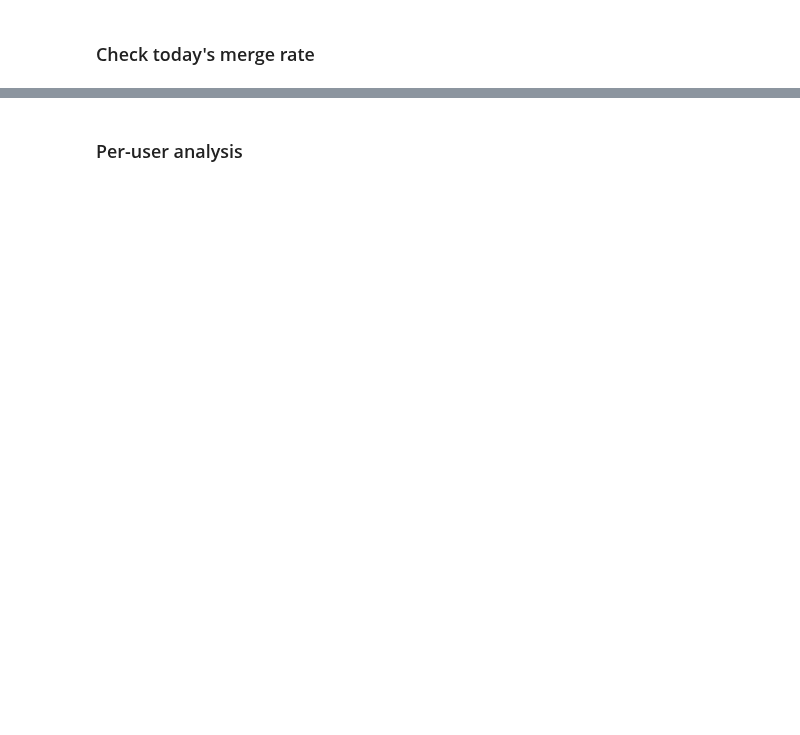
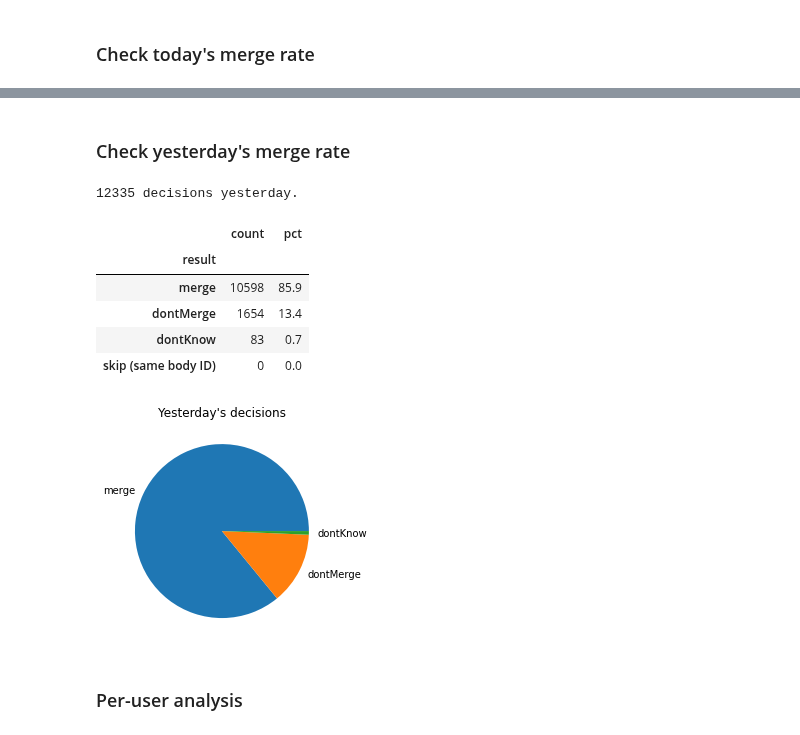
Before and after one commit to janelia-flyem/neuclease, a Jupyter notebook: notebooks/focused-decision-analysis.ipynb, the cells around one changed output, grey strips where cells are left out. Drawn from its saved outputs; the diff is of its cells as text; code cells hidden in the pictures; blank space fills up the shorter version.

Commit message:
notebooks: Additions to focused-decision-analysis.ipynb

```diff
--- a/notebooks/focused-decision-analysis.ipynb
+++ b/notebooks/focused-decision-analysis.ipynb
@@ -137,3 +146,24 @@ october_decisions['date_eastern'].value_counts().rename('total tasks per day').s
+# %% [markdown]
+### Check yesterday's merge rate
+# %%
+yesterday = today - timedelta(days=1)
+yesterday_decisions = decisions.query('date_eastern == @yesterday')
+print(f"{len(yesterday_decisions)} decisions yesterday.")
+
+vc = yesterday_decisions['result'].value_counts().rename('count').rename_axis('result').to_frame()
+vc['pct'] = 100*(vc['count'] / vc['count'].sum())
+vc['pct'] = np.round(vc['pct'], 1)
+display(vc)
+vc['count'].rename("").plot(kind='pie', title="Yesterday's decisions");
+# %% [output]
+12335 decisions yesterday.
+|  | count | pct |
+| result |  |  |
+| merge | 10598 | 85.9 |
+| dontMerge | 1654 | 13.4 |
+| dontKnow | 83 | 0.7 |
+| skip (same body ID) | 0 | 0.0 |
+[figure, added]
 # %% [markdown]
 ### Per-user analysis
 # %%
```
Also changed, not shown: parts of 20 cells of this notebook.
